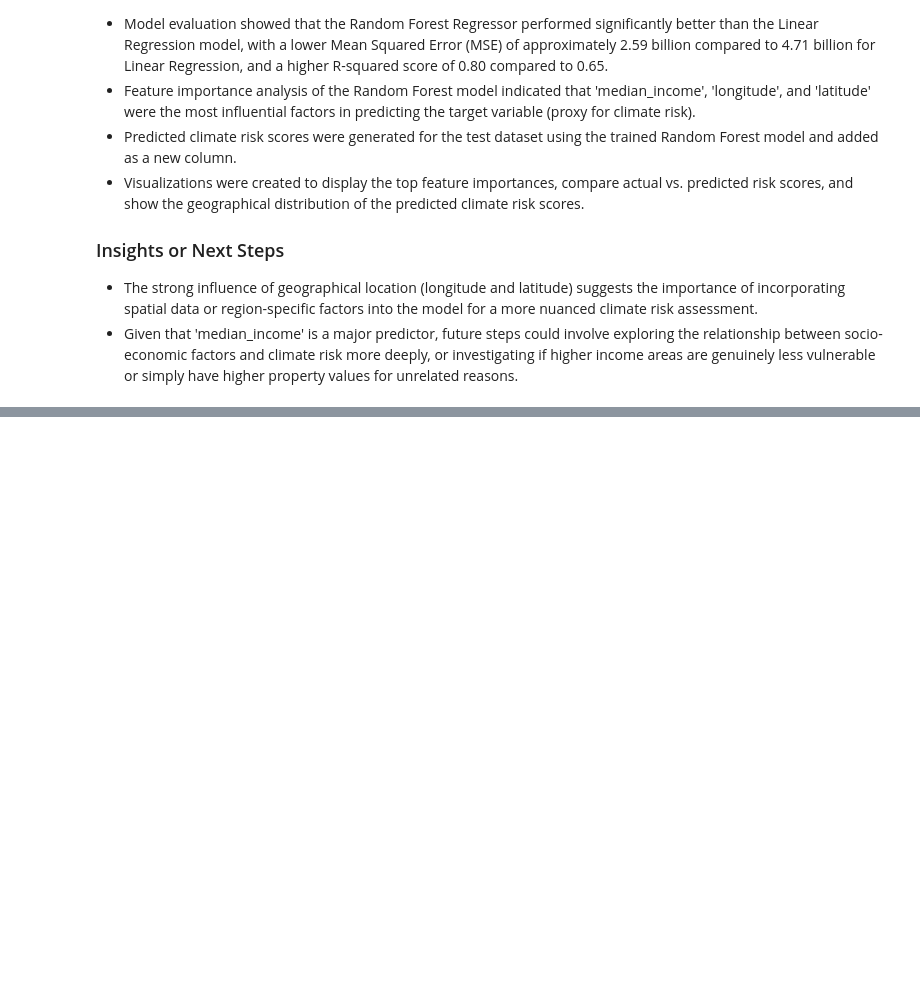
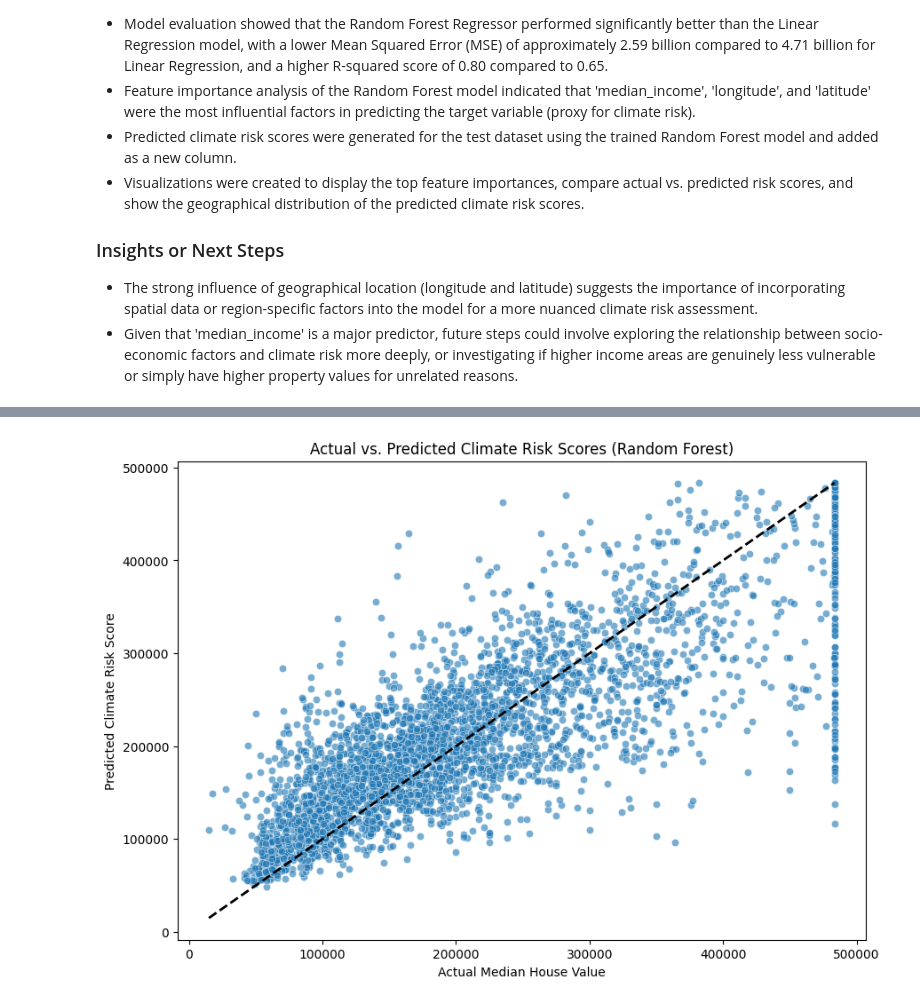
Before and after one commit to Nixita12/Climate-Risk-Scoring-for-Infrastructure, a Jupyter notebook: Climate_Risk_Scoring_for_Infrastructure1.ipynb, the cells around one changed output, grey strips where cells are left out. Drawn from its saved outputs; the diff is of its cells as text; code cells hidden in the pictures; blank space fills up the shorter version.

```diff
--- a/Climate_Risk_Scoring_for_Infrastructure1.ipynb
+++ b/Climate_Risk_Scoring_for_Infrastructure1.ipynb
@@ -221,0 +517,11 @@ dtype: float64
+# %%
+# Visualize Actual vs. Predicted Climate Risk Scores (using a scatter plot)
+plt.figure(figsize=(10, 7))
+sns.scatterplot(data=df_test, x='actual_median_house_value', y='predicted_climate_risk_score', alpha=0.6)
+plt.title('Actual vs. Predicted Climate Risk Scores (Random Forest)')
+plt.xlabel('Actual Median House Value')
+plt.ylabel('Predicted Climate Risk Score')
+plt.plot([y_test.min(), y_test.max()], [y_test.min(), y_test.max()], 'k--', lw=2) # Add a diagonal line for reference
+plt.show()
+# %% [output]
+[figure, added]
```
Also changed, not shown: parts of 17 cells of this notebook.
